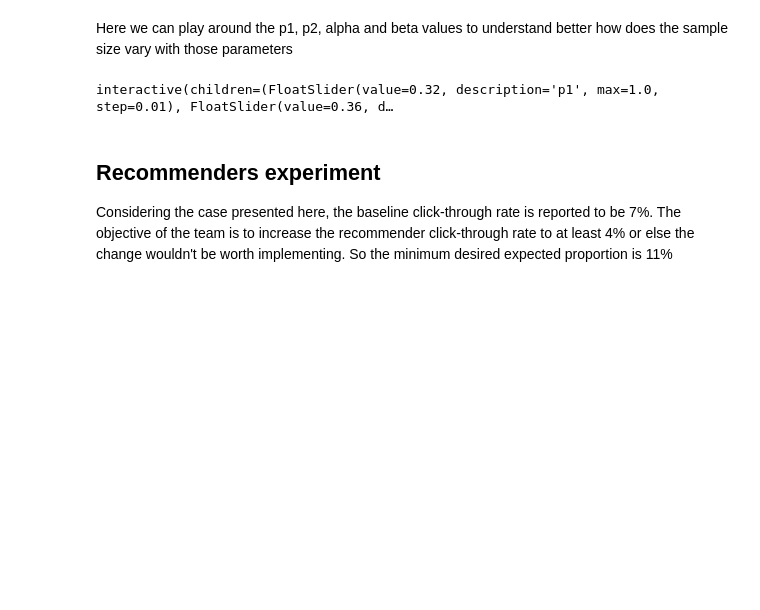
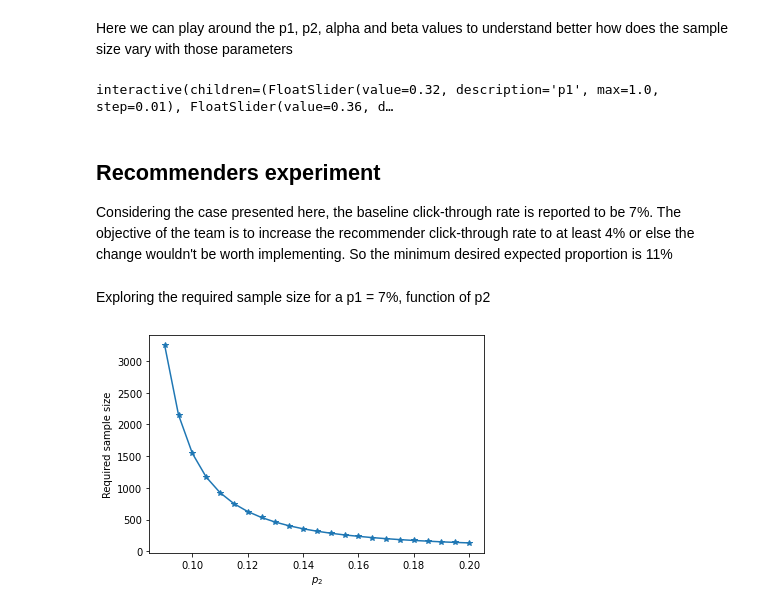
Before and after one commit to SandroEph/abrecommenders, a Jupyter notebook: 02 - AB experiment.ipynb, the cells around one changed output. Drawn from its saved outputs; the diff is of its cells as text; code cells hidden in the pictures; blank space fills up the shorter version.

```diff
--- a/02 - AB experiment.ipynb
+++ b/02 - AB experiment.ipynb
@@ -43,11 +73,11 @@ def z_value(p):
 # %%
 def sample_size(p1, p2, alpha, beta):
     if p1 == p2:
-        raise Exception("p1 and p2 can not be the equal")
+        raise Exception("p1 and p2 can not be equal")
     q1 = 1 - p1
     q2 = 1 - p2
     pb = (p1+p2) / 2
     qb = (q1+q2) / 2
-    npr = (((z_value(alpha/2)*math.sqrt(2*pb*qb))+(z_value(beta)*math.sqrt(p1*q1+p2*q2)))**2)/((p2-p1)**2)
+    npr = (((z_value(alpha)*math.sqrt(2*pb*qb))+(z_value(beta)*math.sqrt(p1*q1+p2*q2)))**2)/((p2-p1)**2)
     n = npr*0.25*(1+math.sqrt(1+4/(npr*abs(p2-p1))))**2
     return math.ceil(n)
@@ -63,3 +97,14 @@ interactive(children=(FloatSlider(value=0.32, description='p1', max=1.0, step=0.
 ## Recommenders experiment
 
 Considering the case presented here, the baseline click-through rate is reported to be 7%. The objective of the team is to increase the recommender click-through rate to at least 4% or else the change wouldn't be worth implementing. So the minimum desired expected proportion is 11%
+# %% [markdown]
+Exploring the required sample size for a p1 = 7%, function of p2
+# %%
+possible_p2 = list(np.arange(0.09, 0.20, 0.005))
+p2_samples = [sample_size(0.07, p2, 0.05, 0.1) for p2 in possible_p2]
+plt.plot(possible_p2, p2_samples, marker='*')
+plt.xlabel("$p_2$")
+plt.ylabel("Required sample size")
+plt.show()
+# %% [output]
+[figure, added]
```
Also changed, not shown: parts of 13 cells of this notebook, 1 other file.
